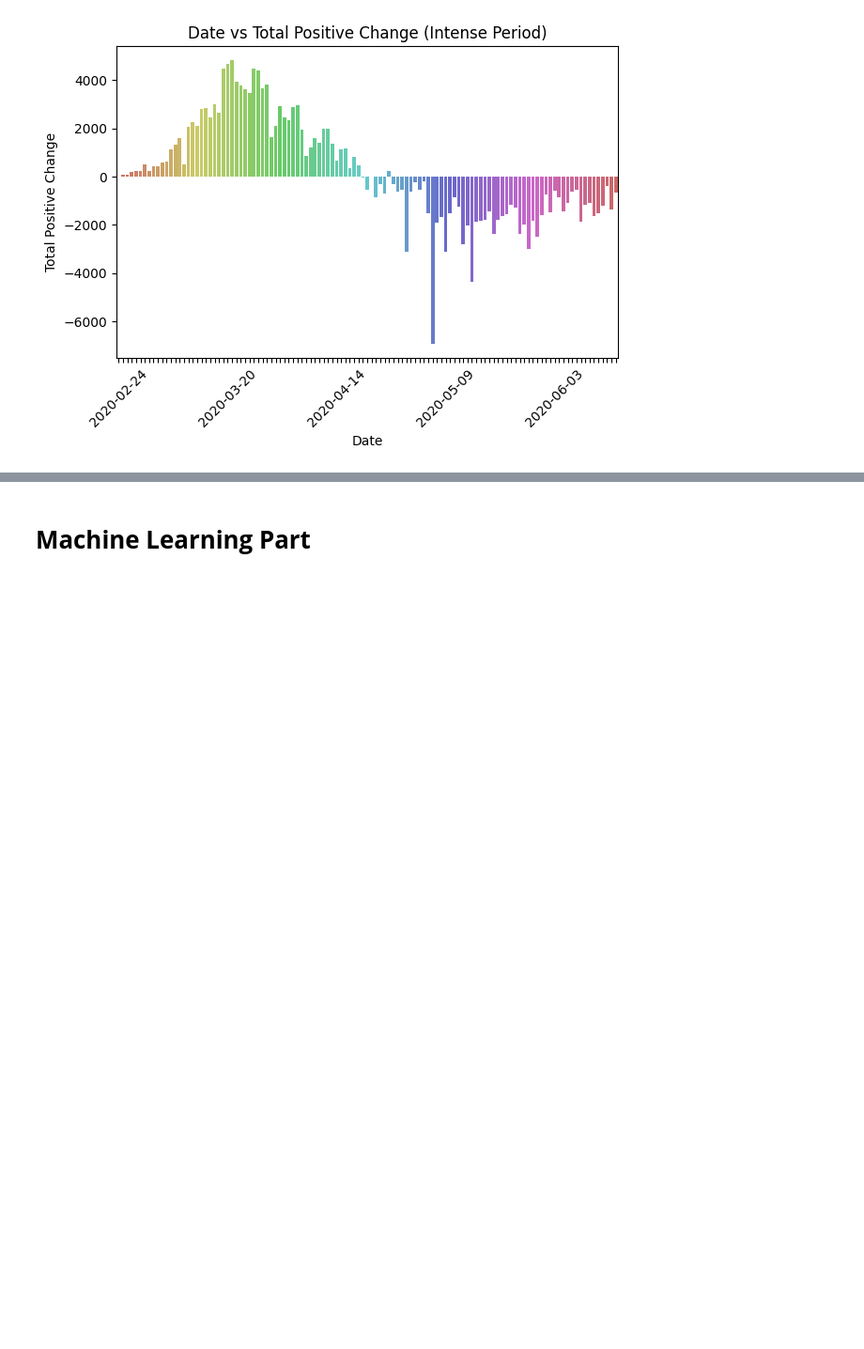
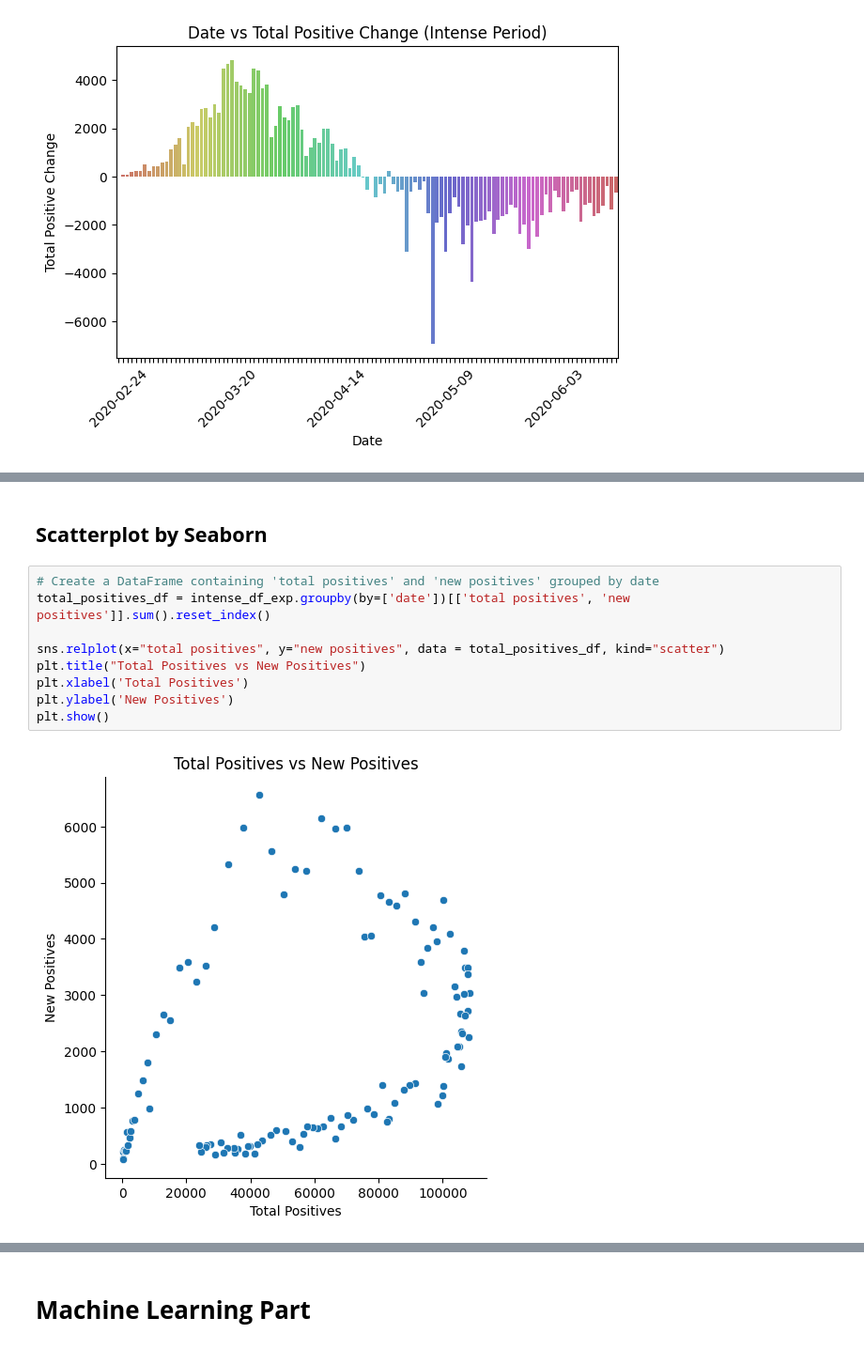
Before and after one commit to neural1977/talks_material, a Jupyter notebook: AI_and_Digital_Health_Code/case_study_1_intensive_care_beds_forecasting.ipynb, the cells around one changed output, grey strips where cells are left out. Shown at 94% size. Saved outputs shown, nothing was run; the diff lists cells and outputs as text; blank space fills up the shorter version.

```diff
--- a/AI_and_Digital_Health_Code/case_study_1_intensive_care_beds_forecasting.ipynb
+++ b/AI_and_Digital_Health_Code/case_study_1_intensive_care_beds_forecasting.ipynb
@@ -456,0 +506,13 @@ plt.show()
+# %% [markdown]
+## **Scatterplot by Seaborn**
+# %%
+# Create a DataFrame containing 'total positives' and 'new positives' grouped by date
+total_positives_df = intense_df_exp.groupby(by=['date'])[['total positives', 'new positives']].sum().reset_index()
+
+sns.relplot(x="total positives", y="new positives", data = total_positives_df, kind="scatter")
+plt.title("Total Positives vs New Positives")
+plt.xlabel('Total Positives')
+plt.ylabel('New Positives')
+plt.show()
+# %% [output]
+[figure, added]
```
Also changed, not shown: parts of 29 cells of this notebook.
